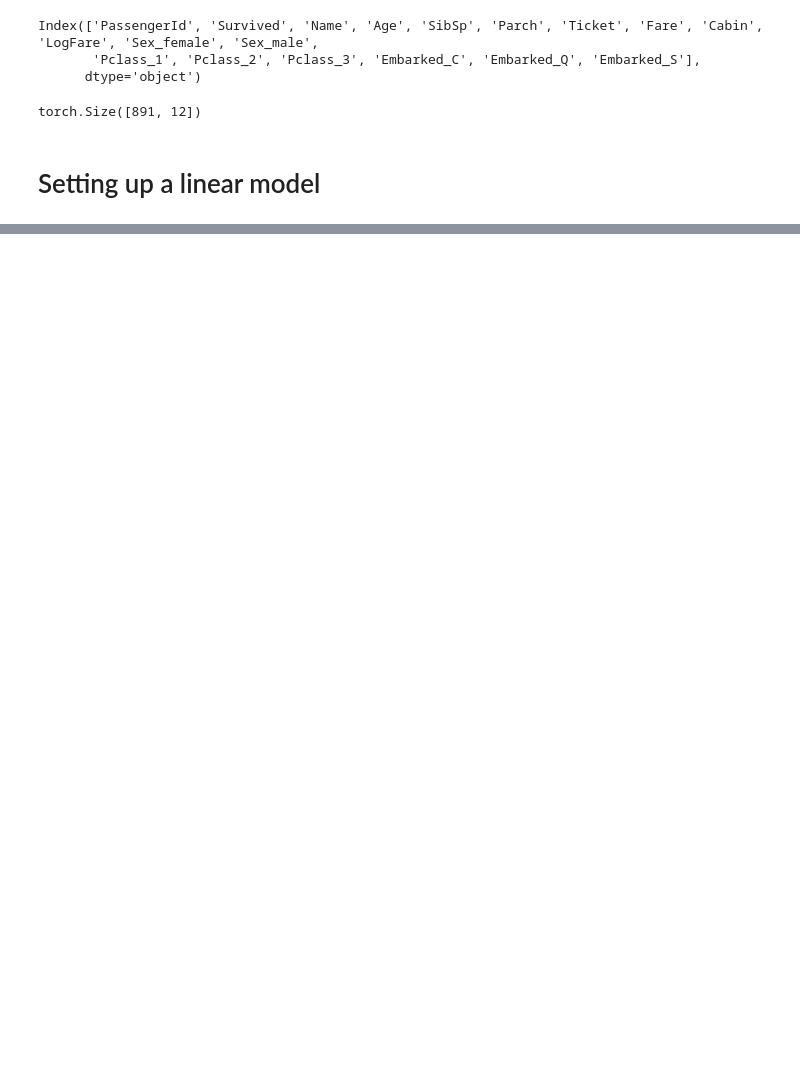
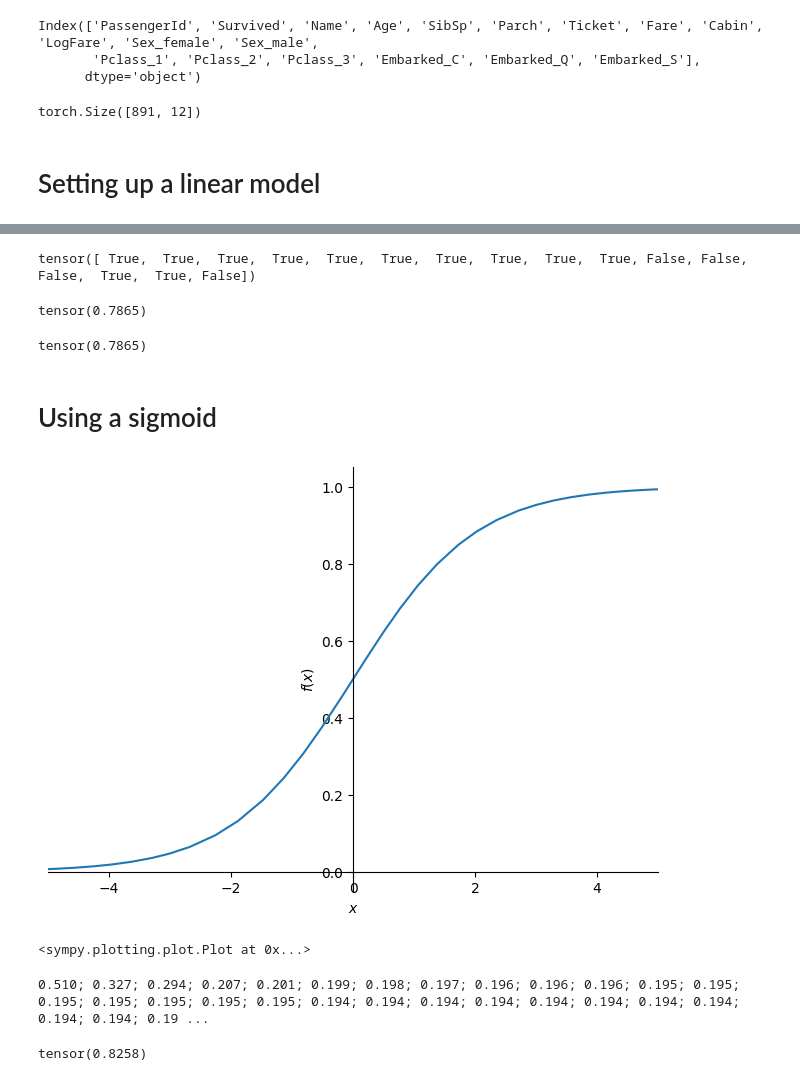
Before and after one commit to wylie22s/fastai_coursework, a Jupyter notebook: fast_titanic.ipynb, the cells around one changed output, grey strips where cells are left out. Cells and saved outputs as stored; diff of their text form; code cells hidden in the pictures; blank space fills up the shorter version.

```diff
--- a/fast_titanic.ipynb
+++ b/fast_titanic.ipynb
@@ -167,0 +291,35 @@ torch.Size([891, 12])
+# %%
+results = val_dep.bool() == (preds>0.5) #  assume that a score of over 0.5 == survived
+results[:16]
+# %% [output]
+tensor([ True,  True,  True,  True,  True,  True,  True,  True,  True,  True, False, False, False,  True,  True, False])
+# %%
+results.float().mean()
+# %% [output]
+tensor(0.7865)
+# %%
+# function to return accuracy
+def acc(coeffs):
+    return (val_dep.bool() == (calc_preds(coeffs, val_indep)>0.5)).float().mean()
+acc(coeffs)
+# %% [output]
+tensor(0.7865)
+# %% [markdown]
+# Using a sigmoid
+# %%
+# There is a problem, some predictions are >1 and some are <0
+# Solution pass all predictions through a sigmoid function which has a min and max of 0 and 1 respectively
+import sympy
+sympy.plot("1/(1+exp(-x))", xlim=(-5,5))
+# %% [output]
+[figure, added]
+<sympy.plotting.plot.Plot at 0x...>
+# %%
+def calc_preds(coeffs, indeps): return torch.sigmoid((indeps*coeffs).sum(axis=1))
+coeffs = train_model(lr = 100)
+# %% [output]
+0.510; 0.327; 0.294; 0.207; 0.201; 0.199; 0.198; 0.197; 0.196; 0.196; 0.196; 0.195; 0.195; 0.195; 0.195; 0.195; 0.195; 0.195; 0.194; 0.194; 0.194; 0.194; 0.194; 0.194; 0.194; 0.194; 0.194; 0.194; 0.19 ...
+# %%
+acc(coeffs)
+# %% [output]
+tensor(0.8258)
```
Also changed, not shown: parts of 45 cells of this notebook, 1 other file.
